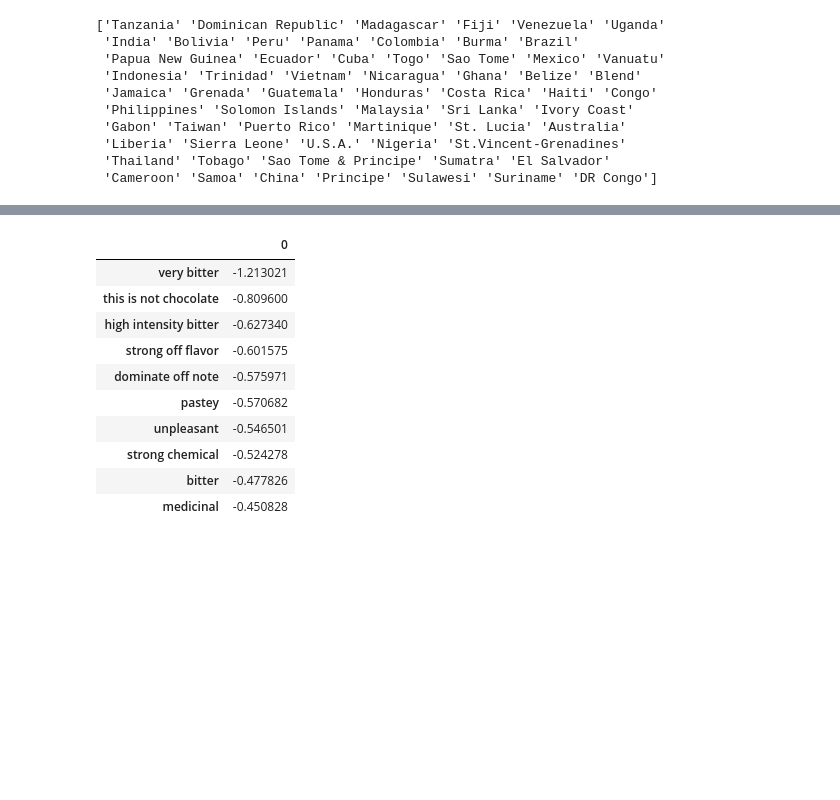
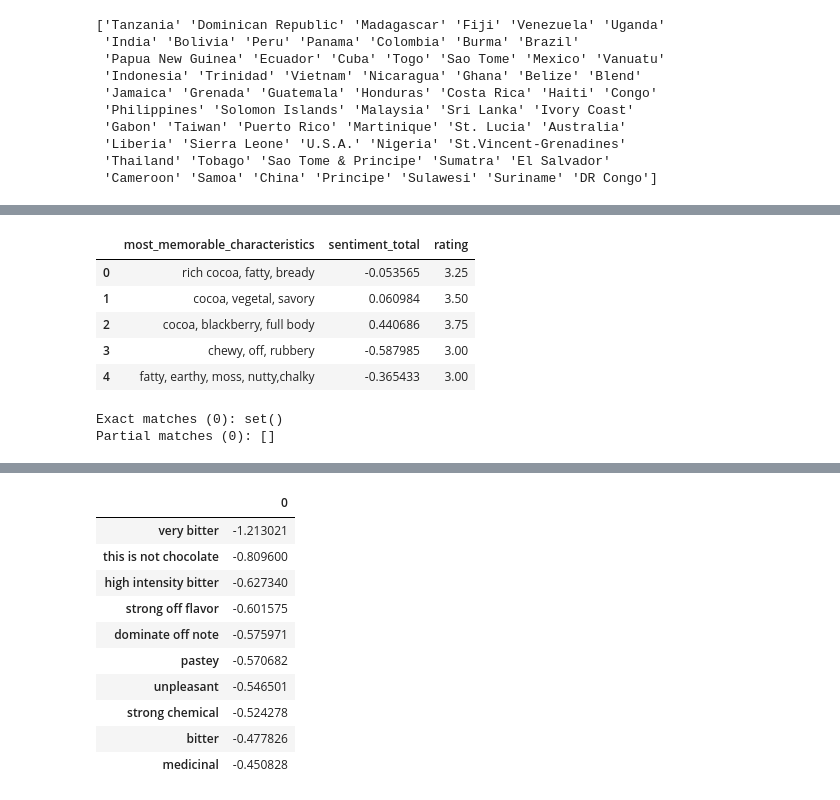
Before and after one commit to leeale2023/BA305_A9-, a Jupyter notebook: chocolate_analysis.ipynb, the cells around one changed output, grey strips where cells are left out. Cells and saved outputs as stored; diff of their text form; code cells hidden in the pictures; blank space fills up the shorter version.

```diff
--- a/chocolate_analysis.ipynb
+++ b/chocolate_analysis.ipynb
@@ -73,3 +97,70 @@ print(choc["country_of_bean_origin"].unique())
+# %%
+from sklearn.feature_extraction.text import CountVectorizer
+y = choc["rating"].values
+
+# Split the raw text column directly into training and testing sets
+C_train, C_test, y_train_c, y_test_c = train_test_split(
+    choc["most_memorable_characteristics"], y, test_size=0.3, random_state=0)
+
+# 1. Word-level scores, fit on TRAINING descriptions only
+vec = CountVectorizer(binary=True, stop_words=["and", "notes", "note", "of", "with", "a", "the"])
+W_train = vec.fit_transform(C_train)
+W_test = vec.transform(C_test)
+ridge_w = RidgeCV(alphas=np.logspace(-2, 3, 30)).fit(W_train, y_train_c)
+word_scores = pd.Series(ridge_w.coef_, index=vec.get_feature_names_out())
+analyzer = vec.build_analyzer()          # same word-splitting the vectorizer uses
+
+known_phrases = word_scores[word_scores.index.isin(C_train)]
+
+# 2. Score one phrase: whole phrase -> its words -> 0
+def score_phrase(phrase):
+    if phrase in word_scores.index:
+        return word_scores[phrase]
+    words = [word_scores[w] for w in analyzer(phrase) if w in word_scores.index]
+    if words:
+        return np.mean(words)
+    return 0.0
+
+# 3. sentiment scoring column
+choc["sentiment_total"] = 0.0
+for index, item in enumerate(choc["most_memorable_characteristics"]):
+    total = 0.0
+    for char in item.split(","):
+        char = char.strip().lower()
+        if char:
+            total += score_phrase(char)
+    choc.loc[index, "sentiment_total"] = total
+display(choc[["most_memorable_characteristics", "sentiment_total", "rating"]].head())
+# %% [output]
+|  | most_memorable_characteristics | sentiment_total | rating |
+| 0 | rich cocoa, fatty, bready | -0.053565 | 3.25 |
+| 1 | cocoa, vegetal, savory | 0.060984 | 3.50 |
+| 2 | cocoa, blackberry, full body | 0.440686 | 3.75 |
+| 3 | chewy, off, rubbery | -0.587985 | 3.00 |
+| 4 | fatty, earthy, moss, nutty,chalky | -0.365433 | 3.00 |
+# %%
+# Get unique unique countries/locations
+unique_locations = set(choc['company_location'].dropna().unique()).union(set(choc['country_of_bean_origin'].dropna().unique()))
+
+# Get unique characteristics column names
+unique_characteristics = set(chars.columns)
+
+# Find exact intersections
+exact_matches = unique_locations.intersection(unique_characteristics)
+
+# Find partial matches (e.g., if a location name is a substring of a characteristic)
+partial_matches = []
+for char in unique_characteristics:
+    for loc in unique_locations:
+        # Ensure we don't match trivial short strings
+        if len(loc) > 3 and loc.lower() in char.lower() and loc != char:
+            partial_matches.append((char, loc))
+
+print(f"Exact matches ({len(exact_matches)}):", exact_matches)
+print(f"Partial matches ({len(partial_matches)}):", partial_matches)
+# %% [output]
+Exact matches (0): set()
+Partial matches (0): []
 # %%
 # Convert cocoa percentage to numeric
 choc["cocoa_numeric"] = (
```
Also changed, not shown: parts of 8 cells of this notebook.
